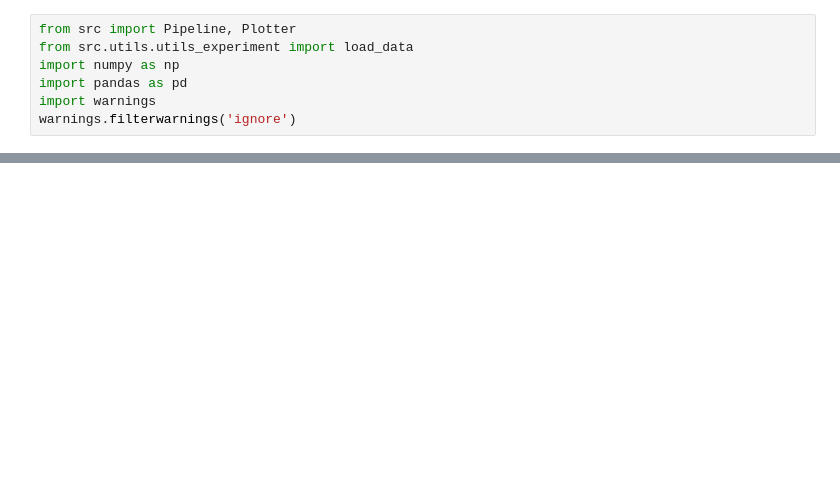
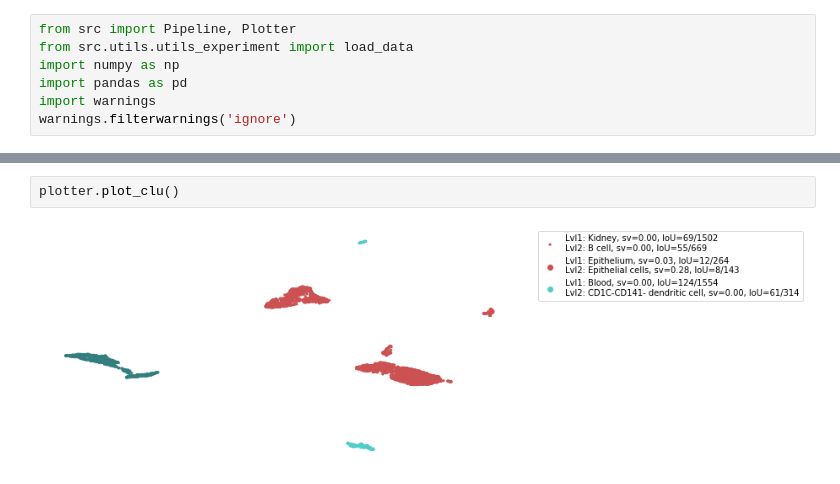
Before and after one commit to ferrocactus/cellar, a Jupyter notebook: notebooks/main.ipynb, the cells around one changed output, grey strips where cells are left out. Cells and saved outputs as stored; diff of their text form; blank space fills up the shorter version.

```diff
--- a/notebooks/main.ipynb
+++ b/notebooks/main.ipynb
@@ -29,0 +39,4 @@ plotter.plot_clu(path='images/spleen/seeded_kmeans.png')
+# %%
+plotter.plot_clu()
+# %% [output]
+[figure, added]
```
Also changed, not shown: parts of 5 cells of this notebook, 2 other files.
